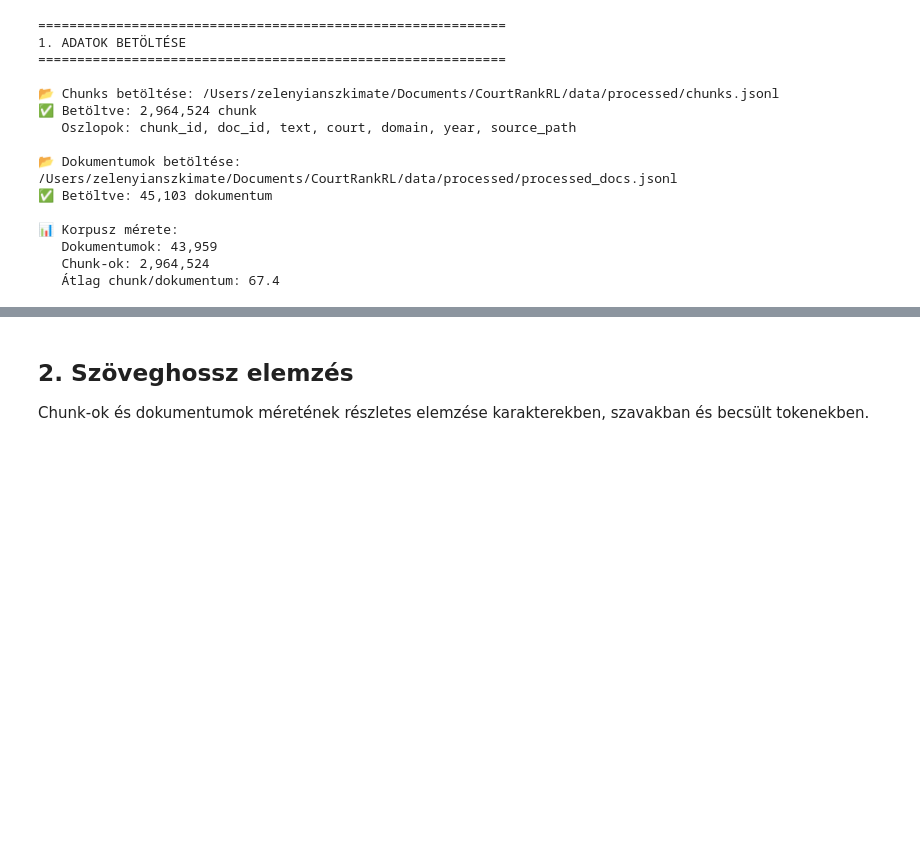
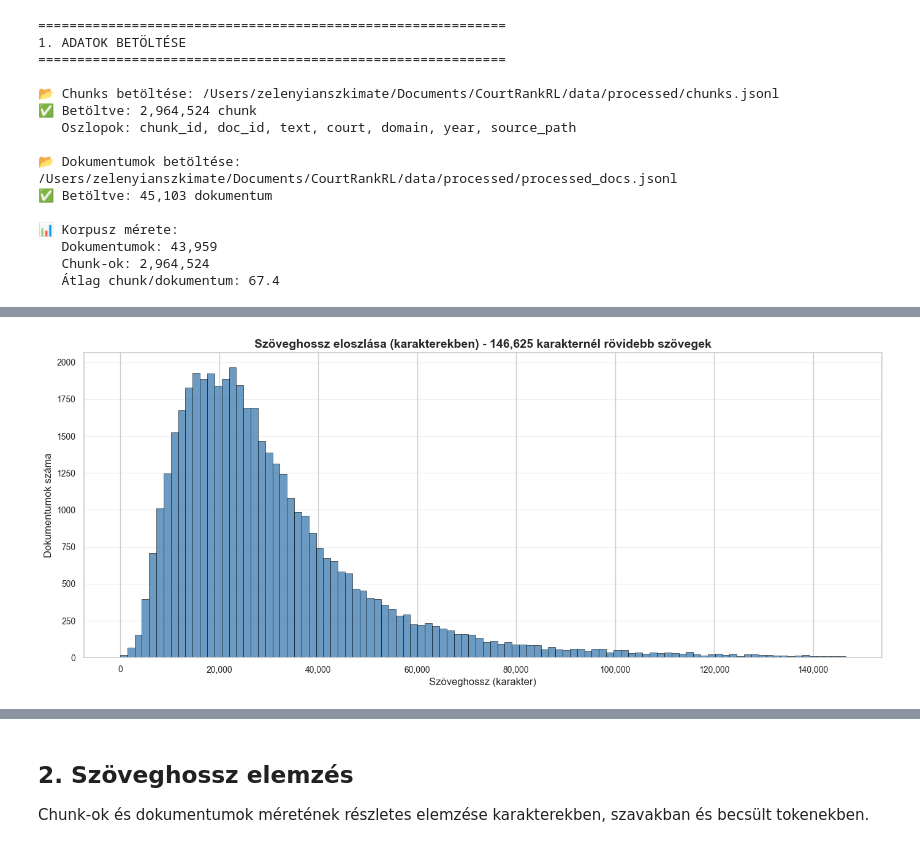
Before and after one commit to ZeleMate/CourtRankRL, a Jupyter notebook: notebooks/data_analysis.ipynb, the cells around one changed output, grey strips where cells are left out. Saved outputs shown, nothing was run; the diff lists cells and outputs as text; code cells hidden in the pictures; blank space fills up the shorter version.

Commit message:
szöveghossz eloszlás hisztogram cella hozzáadása

```diff
--- a/notebooks/data_analysis.ipynb
+++ b/notebooks/data_analysis.ipynb
@@ -138,0 +143,80 @@ else:
+# %%
+# Nyers DOCX szövegek szöveghossz elemzése
+from docx import Document
+from pathlib import Path
+from tqdm import tqdm
+
+print("\n" + "=" * 60)
+print("1.5. NYERS SZÖVEGEK SZÖVEGHOSSZ ELOSZLÁSA")
+print("=" * 60)
+
+raw_data_dir = config.RAW_DATA_DIR
+# Mindkét kiterjesztés kezelése (kis- és nagybetűs)
+docx_files = list(raw_data_dir.rglob("*.docx")) + list(raw_data_dir.rglob("*.DOCX"))
+
+print(f"\n📂 Nyers adatok mappája: {raw_data_dir}")
+print(f"   DOCX fájlok száma: {len(docx_files):,}")
+
+# Szöveghosszak gyűjtése
+char_counts = []
+failed_files = 0
+
+print("\n📖 DOCX fájlok olvasása...")
+for docx_path in tqdm(docx_files, desc="Dokumentumok feldolgozása"):
+    try:
+        doc = Document(docx_path)
+        full_text = "\n".join([para.text for para in doc.paragraphs])
+        char_count = len(full_text)
+        char_counts.append(char_count)
+    except Exception as e:
+        failed_files += 1
+
+print(f"\n✅ Sikeresen feldolgozott: {len(char_counts):,} dokumentum")
+if failed_files > 0:
+    print(f"⚠️  Sikertelen: {failed_files} dokumentum")
+
+# Statisztikák
+if char_counts:
+    char_counts_arr = np.array(char_counts)
+    print(f"\n📏 Szöveghossz statisztikák (karakterekben):")
+    print(f"   Minimum: {char_counts_arr.min():,}")
+    print(f"   Maximum: {char_counts_arr.max():,}")
+    print(f"   Átlag: {char_counts_arr.mean():,.0f}")
+    print(f"   Medián: {np.median(char_counts_arr):,.0f}")
+    print(f"   Szórás: {char_counts_arr.std():,.0f}")
+
+    # 99. percentilis küszöb a szűréshez
+    percentile_99 = np.percentile(char_counts_arr, 99)
+    filtered_counts = char_counts_arr[char_counts_arr < percentile_99]
+
+    print(f"\n📊 Szűrt adatok (99. percentilis alatt: {percentile_99:,.0f} karakter):")
+    print(f"   Dokumentumok száma: {len(filtered_counts):,}")
+
+    # Vizualizáció - hisztogram a csatolt képhez hasonlóan
+    fig, ax = plt.subplots(figsize=(14, 6))
+
+    # Dinamikus bin szám
+    n_bins = 100
+
+    ax.hist(filtered_counts, bins=n_bins, edgecolor='black', linewidth=0.5, alpha=0.8, color='steelblue')
+    ax.set_title(f'Szöveghossz eloszlása (karakterekben) - {int(percentile_99):,} karakternél rövidebb szövegek',
+                 fontsize=14, fontweight='bold')
+    ax.set_xlabel('Szöveghossz (karakter)', fontsize=12)
+    ax.set_ylabel('Dokumentumok száma', fontsize=12)
+    ax.grid(axis='y', alpha=0.3)
+
+    # X tengely formázás
+    ax.xaxis.set_major_formatter(plt.FuncFormatter(lambda x, p: f'{int(x):,}'))
+
+    plt.tight_layout()
+    plt.show()
+
+    # Teljes eloszlás (outlierekkel együtt)
+    print(f"\n📈 Extrém hosszú dokumentumok (>99. percentilis):")
+    extreme_docs = char_counts_arr[char_counts_arr >= percentile_99]
+    print(f"   Darabszám: {len(extreme_docs):,}")
+    if len(extreme_docs) > 0:
+        print(f"   Max: {extreme_docs.max():,} karakter")
+else:
+    print("\n❌ Nincs feldolgozható DOCX fájl")
+# %% [output]
@@ -138,0 +242 @@ else:
+[figure, added]
```
Also changed, not shown: parts of 2 cells of this notebook.
